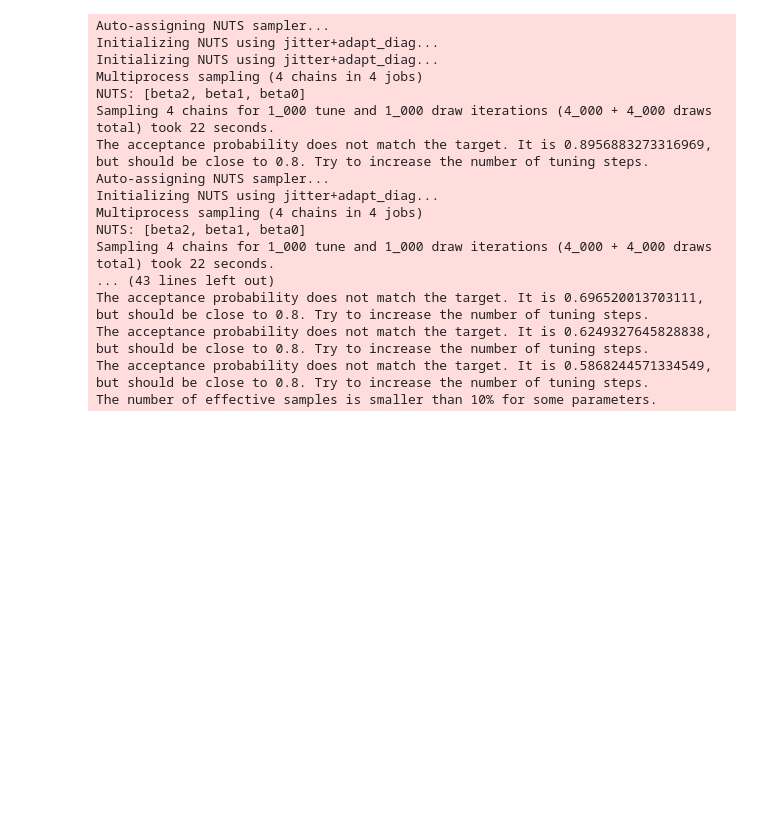
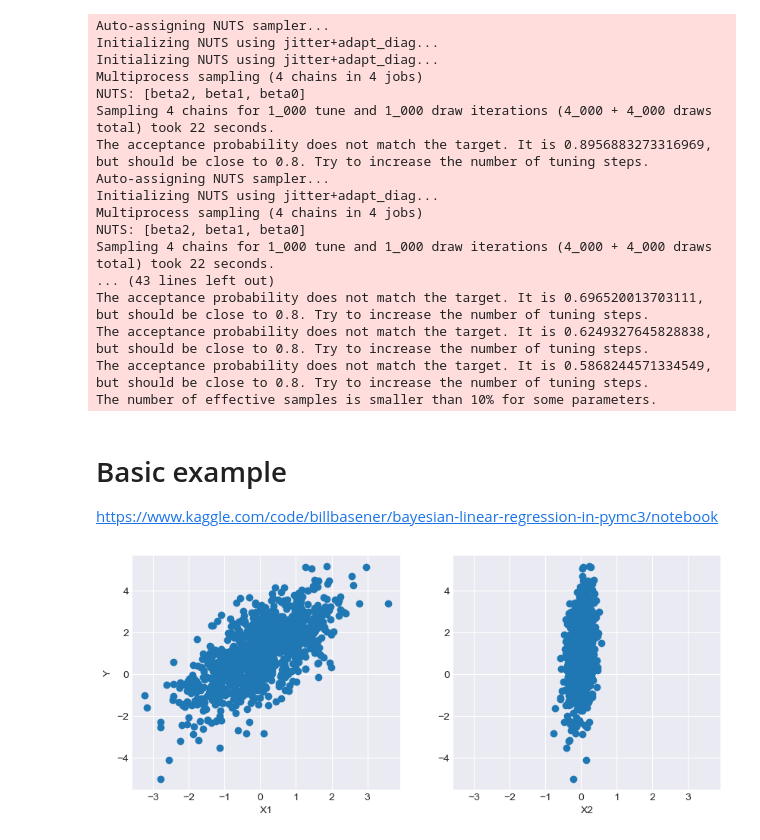
Before and after one commit to rmateusc/bayes-homelessness, a Jupyter notebook: src/bayes_implementation.ipynb, the cells around one changed output. Saved outputs shown, nothing was run; the diff lists cells and outputs as text; code cells hidden in the pictures; blank space fills up the shorter version.

```diff
--- a/src/bayes_implementation.ipynb
+++ b/src/bayes_implementation.ipynb
@@ -126,7 +120,6 @@ az.plot_ess(trace, var_names=["beta", "sigma2"])
 %matplotlib inline
 import warnings
 
-import matplotlib
 import matplotlib.pyplot as plt
 import numpy as np
 import pandas as pd
@@ -139,5 +132,8 @@ import pymc3 as pm
 
 # ignore warning
 warnings.filterwarnings("ignore")
+
+plt.style.use("seaborn-darkgrid")
+print(f"Running on PyMC3 v{pm.__version__}")
 # %% [output]
 Running on PyMC3 v3.11.2
@@ -352,0 +350,27 @@ The number of effective samples is smaller than 10% for some parameters.
+# %% [markdown]
+# Basic example
+https://www.kaggle.com/code/billbasener/bayesian-linear-regression-in-pymc3/notebook
+# %%
+# Initialize random number generator
+np.random.seed(123)
+
+# True parameter values
+alpha, sigma = 1, 1
+beta = [1, 2.5]
+
+# Size of dataset
+size = 1000
+
+# Predictor variable
+X1 = np.random.randn(size)
+X2 = np.random.randn(size) * 0.2
+
+# Simulate outcome variable
+Y = alpha + beta[0]*X1 + beta[1]*X2 + np.random.randn(size)*sigma
+# %%
+fig, axes = plt.subplots(1, 2, sharex=True, figsize=(10,4))
+axes[0].scatter(X1, Y)
+axes[1].scatter(X2, Y)
+axes[0].set_ylabel('Y'); axes[0].set_xlabel('X1'); axes[1].set_xlabel('X2');
+# %% [output]
+[figure, added]
```
Also changed, not shown: parts of 20 cells of this notebook.
